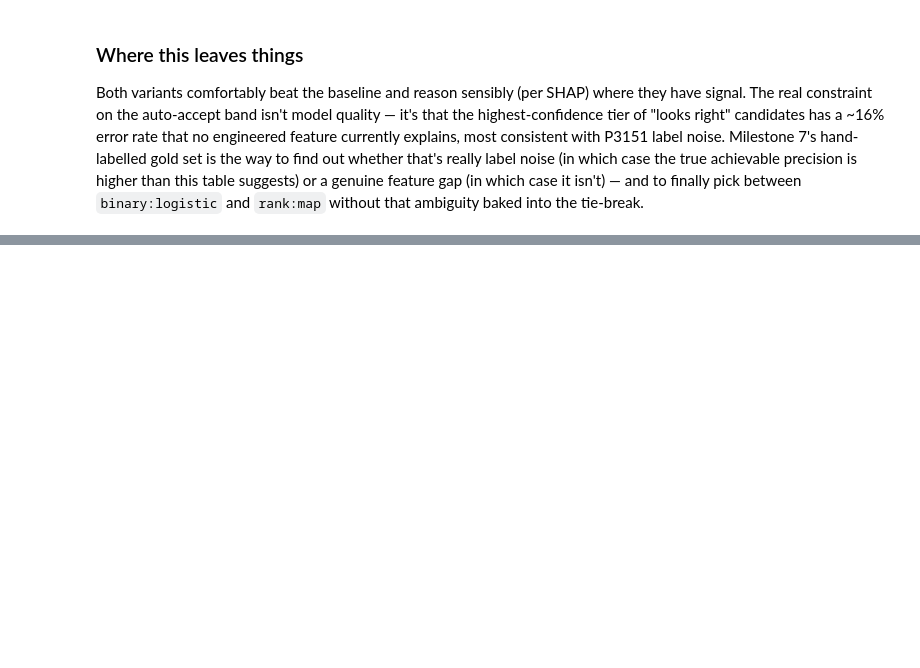
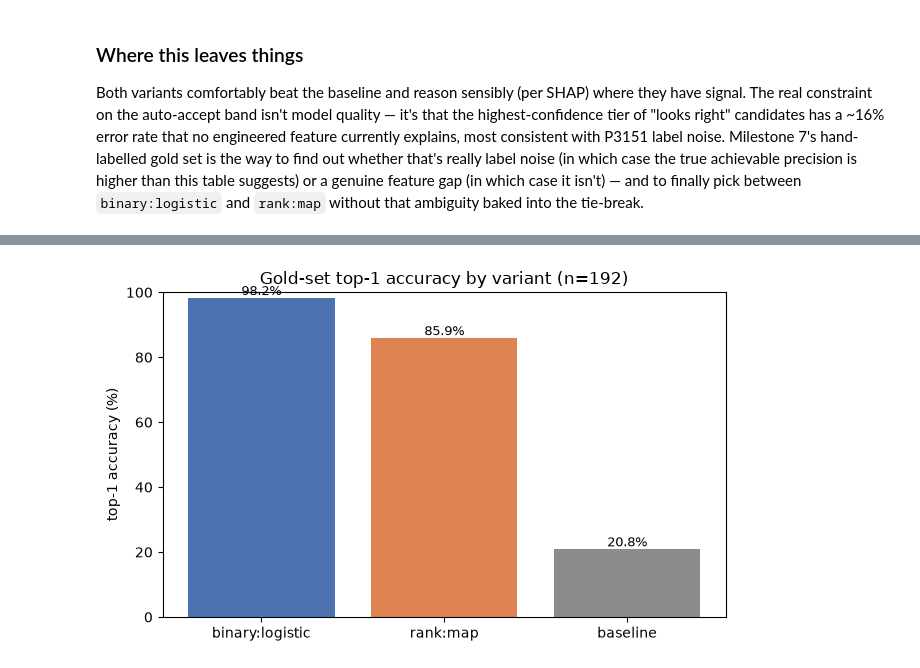
Before and after one commit to Livia-Rasp/xgboost-inat-wikidata-match, a Jupyter notebook: notebooks/01-report.ipynb, the cells around one changed output, grey strips where cells are left out. Drawn from its saved outputs; the diff is of its cells as text; code cells hidden in the pictures; blank space fills up the shorter version.

```diff
--- a/notebooks/01-report.ipynb
+++ b/notebooks/01-report.ipynb
@@ -897,0 +1020,14 @@ baked into the tie-break.
+# %%
+variants = ["binary:logistic", "rank:map", "baseline"]
+top1 = [result["metrics"]["binary"]["top1_accuracy"], result["metrics"]["rank"]["top1_accuracy"], result["metrics"]["baseline"]["top1_accuracy"]]
+fig, ax = plt.subplots(figsize=(6.5, 4))
+bars = ax.bar(variants, [v * 100 for v in top1], color=["#4C72B0", "#DD8452", "#8C8C8C"])
+ax.set_ylabel("top-1 accuracy (%)")
+ax.set_title("Gold-set top-1 accuracy by variant (n=192)")
+ax.set_ylim(0, 100)
+for bar, v in zip(bars, top1):
+    ax.annotate(f"{v:.1%}", (bar.get_x() + bar.get_width() / 2, v * 100), ha="center", va="bottom", fontsize=9)
+plt.tight_layout()
+plt.show()
+# %% [output]
+[figure, added]
```
Also changed, not shown: parts of 10 cells of this notebook, 14 other files.
